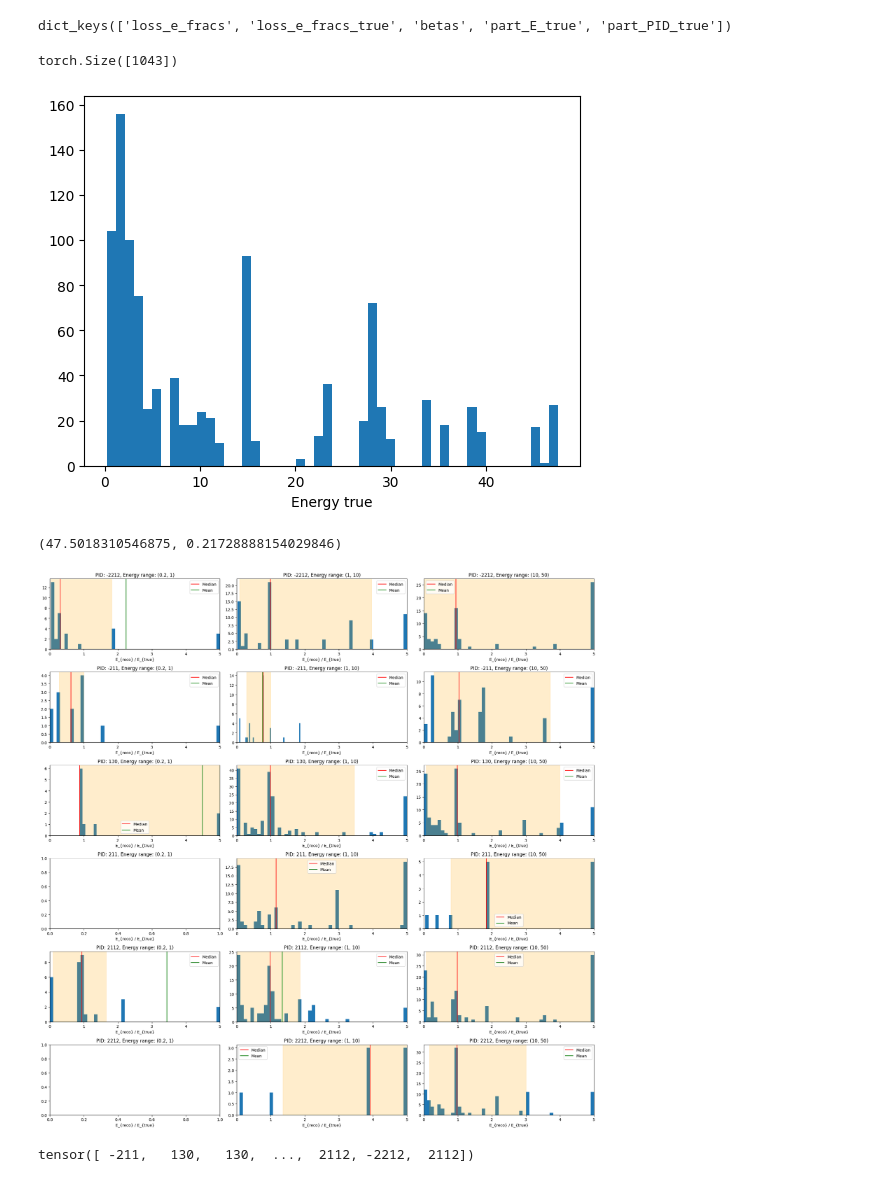
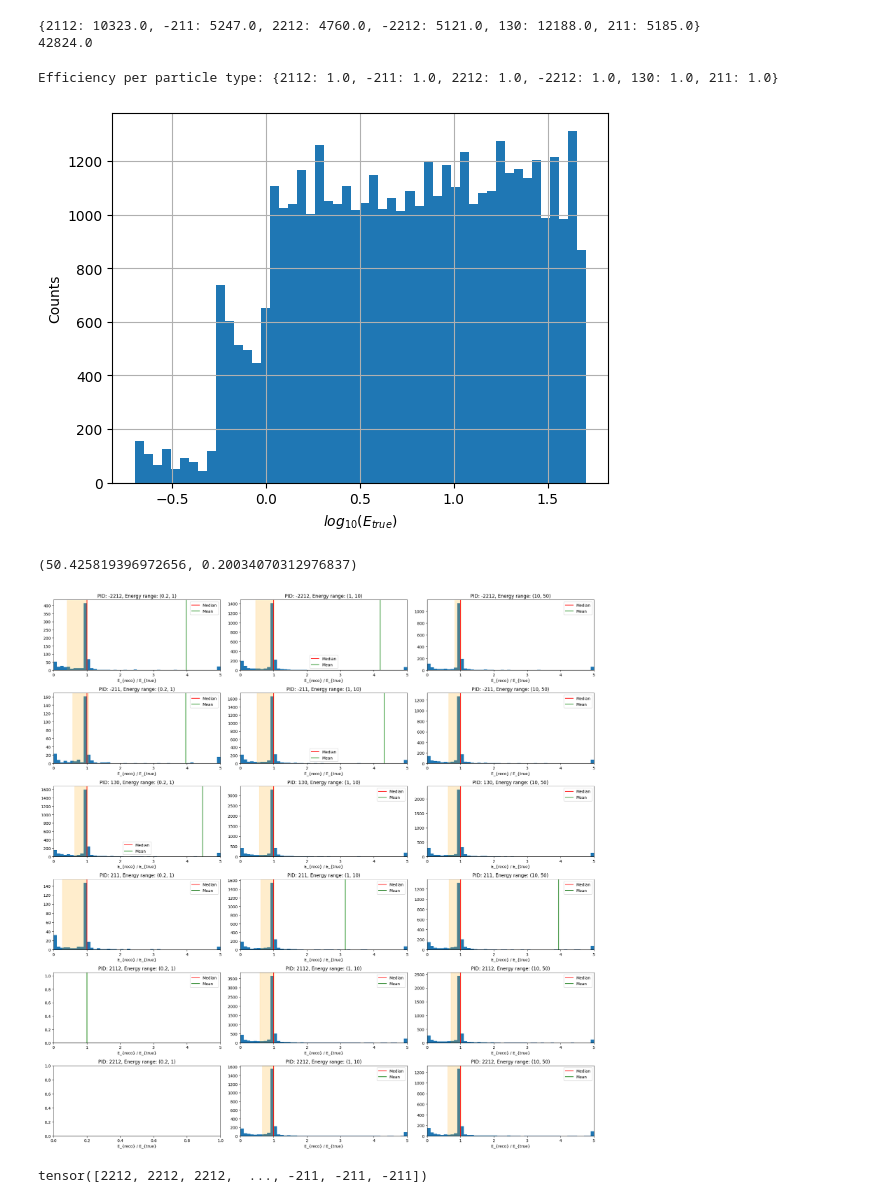
Before and after one commit to selvaggi/mlpf, a Jupyter notebook: scripts/clean_plot_e_frac_results_vs_energy.ipynb, the cells around one changed output. Cells and saved outputs as stored; diff of their text form; code cells hidden in the pictures.

```diff
--- a/scripts/clean_plot_e_frac_results_vs_energy.ipynb
+++ b/scripts/clean_plot_e_frac_results_vs_energy.ipynb
@@ -2,9 +2,16 @@
 import matplotlib.pyplot as plt
 import pickle
 import numpy as np
-plt.ioff()
+#plt.ioff()
 
-results = pickle.load(open("/eos/user/g/gkrzmanc/summ_results/frac_energy_plots/temporary_22082023.pkl", "rb"))
+results = pickle.load(open("/eos/user/g/gkrzmanc/summ_results/frac_energy_plots/temporary_22082023_with_reco_frac.pkl", "rb"))
+#results = pickle.load(open("/eos/user/g/gkrzmanc/summ_results/frac_energy_plots/temporary_22082023_with_reco_count_NOT_known_particles1.pkl", "rb"))
+#fname = "/eos/user/g/gkrzmanc/summ_results/frac_energy_plots/temporary_22082023_with_reco_count_known_particles1.pkl"
+fname = "/eos/user/g/gkrzmanc/summ_results/frac_energy_plots/23_08_larger_DS_known_particle_ckpts/temp_ckpt.pkl"
+results = pickle.load(open(fname, "rb"))
+#results = pickle.load(open("/eos/user/g/gkrzmanc/summ_results/frac_energy_plots/23_08_larger_DS_known_particle_ckpts/temp_ckpt.pkl", "rb"))
+result = results
 # %%
-result = results[0.4]
-result
+#results =results[0.4]
+#result = results[0.4]
+#result=results
@@ -29,23 +18,35 @@ result
-# %%
-result.keys()
-# %% [output]
-dict_keys(['loss_e_fracs', 'loss_e_fracs_true', 'betas', 'part_E_true', 'part_PID_true'])
-# %%
-result["loss_e_fracs"].shape
-# %% [output]
-torch.Size([1043])
+# %%
+print(result["total_counts"])
+print(sum(result["total_counts"].values()))
+# %% [output]
+{2112: 10323.0, -211: 5247.0, 2212: 4760.0, -2212: 5121.0, 130: 12188.0, 211: 5185.0}
+42824.0
+# %%
+def divide_dicts(num, denom):
+    d = {}
+    for k in num.keys():
+        if denom[k] == 0 or k not in denom:
+            d[k] = "inf"
+        else:
+            d[k] = num[k] / denom[k]
+    return d
+res = divide_dicts(result["reco_counts"], result["total_counts"])
+print("Efficiency per particle type:", res)
+# %% [output]
+Efficiency per particle type: {2112: 1.0, -211: 1.0, 2212: 1.0, -2212: 1.0, 130: 1.0, 211: 1.0}
 # %%
 fig, ax = plt.subplots()
-
-ax.hist(result["part_E_true"], bins=50,label="Energy true")
-ax.set_xlabel("Energy true")
+ax.hist(np.log10(result["part_E_true"]), bins=50,label="Energy true")
+ax.set_xlabel("$log_{10} (E_{true})$")
+ax.set_ylabel("Counts")
+ax.grid()
 fig.show()
 # %% [output]
-[figure, old version]
+[figure, new version]
 # %%
 result["part_E_true"].max().item(), result["part_E_true"].min().item()
 # %% [output]
-(47.5018310546875, 0.21728888154029846)
+(50.425819396972656, 0.20034070312976837)
 # %%
 ranges = [(0.2, 1), (1, 10), (10, 50)]
 # %%
@@ -86,12 +87,13 @@ for i, pid in enumerate(e_frac_per_pid_and_range.keys()):
 
 fig.tight_layout()
 fig.show()
+#fig.savefig("/eos/user/g/gkrzmanc/summ_results/frac_energy_plots/23082023_plots/plot_with_known_particle_match_NOT_known_part.pdf")
 # %% [output]
-[figure, old version]
+[figure, new version]
 # %%
 result["part_PID_true"]
 # %% [output]
-tensor([ -211,   130,   130,  ...,  2112, -2212,  2112])
+tensor([2212, 2212, 2212,  ..., -211, -211, -211])
 # %%
 fig, ax = plt.subplots(num_pids, 1, figsize=(5, 10))
 for i, pid in enumerate(e_frac_per_pid_and_range.keys()):
```
Also changed, not shown: parts of 3 cells of this notebook, 6 other files.
